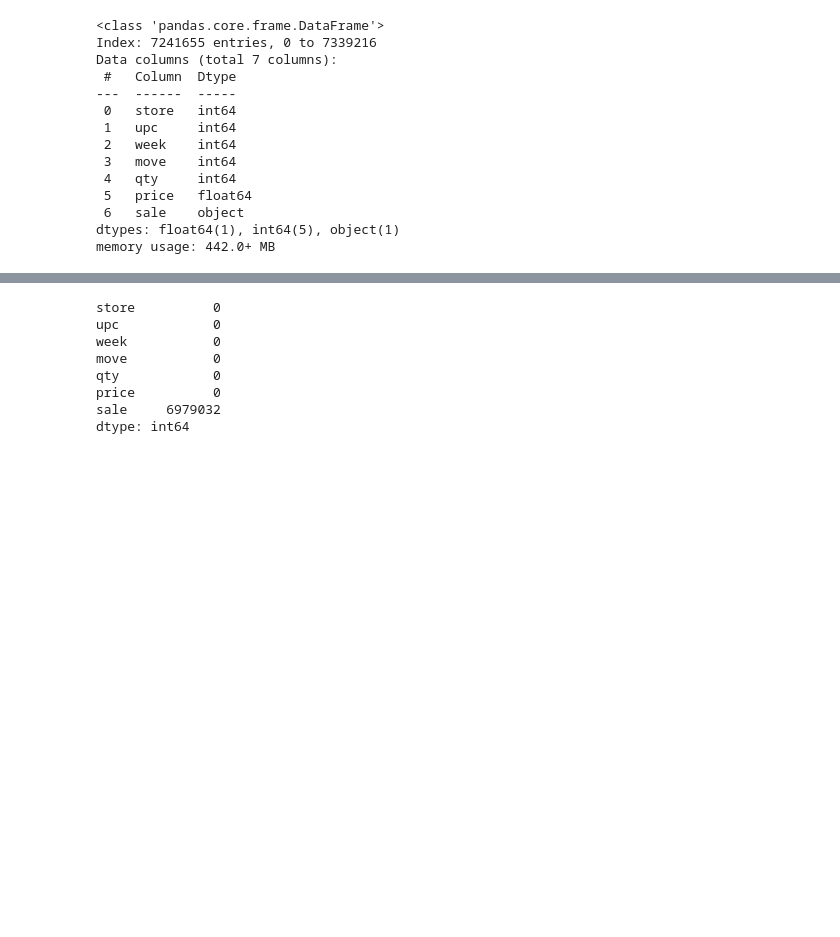
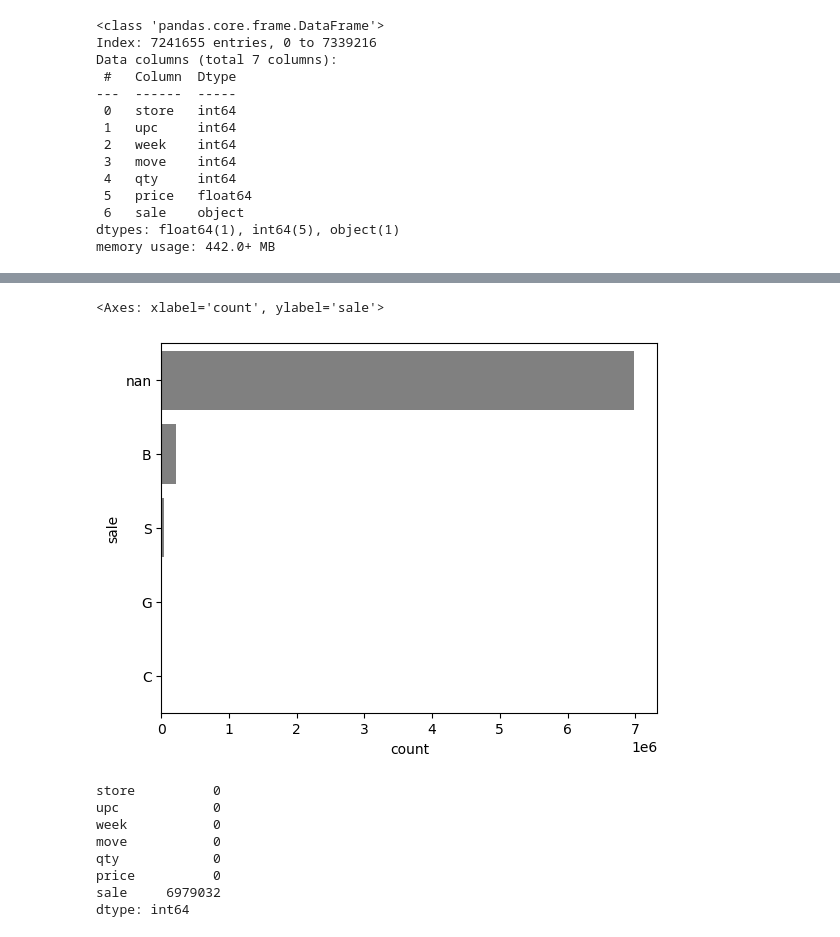
Before and after one commit to nikolay-olkhovsky/demo_dominiks, a Jupyter notebook: notebook/01-data-info.ipynb, the cells around one changed output, grey strips where cells are left out. Cells and saved outputs as stored; diff of their text form; code cells hidden in the pictures; blank space fills up the shorter version.

```diff
--- a/notebook/01-data-info.ipynb
+++ b/notebook/01-data-info.ipynb
@@ -39,3 +40,9 @@ array([[<Axes: title={'center': 'store'}>,
+# %%
+import seaborn as sns
+sns.countplot(ana_sales['sale'], color='gray')
+# %% [output]
+<Axes: xlabel='count', ylabel='sale'>
+[figure, added]
 # %%
 ana_sales.isna().sum()
 # %% [output]
```
Also changed, not shown: parts of 1 cell of this notebook, 2 other files.
